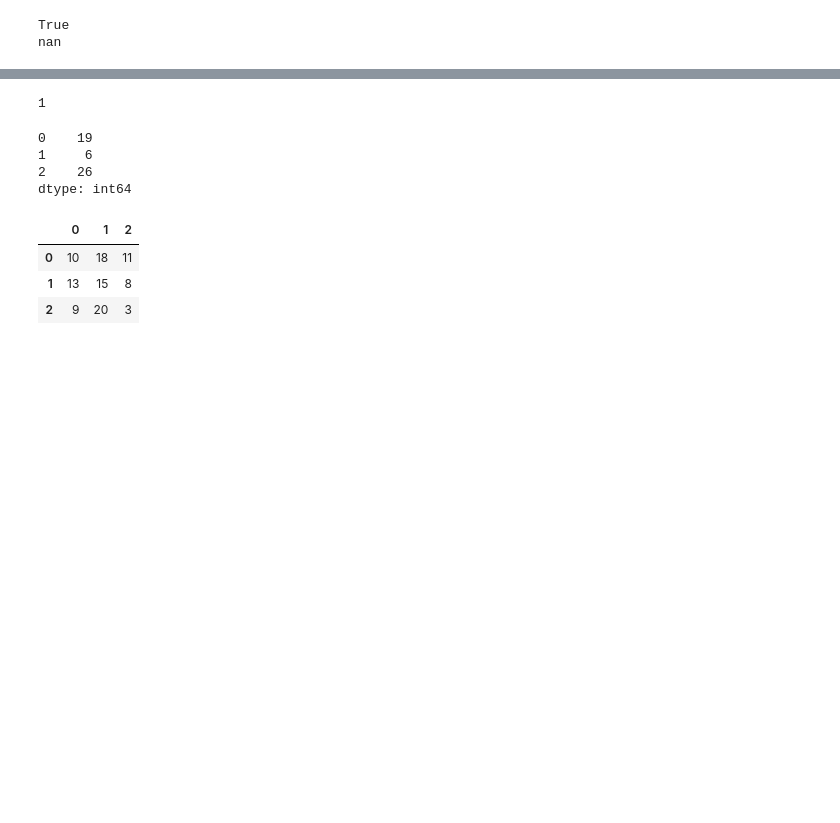
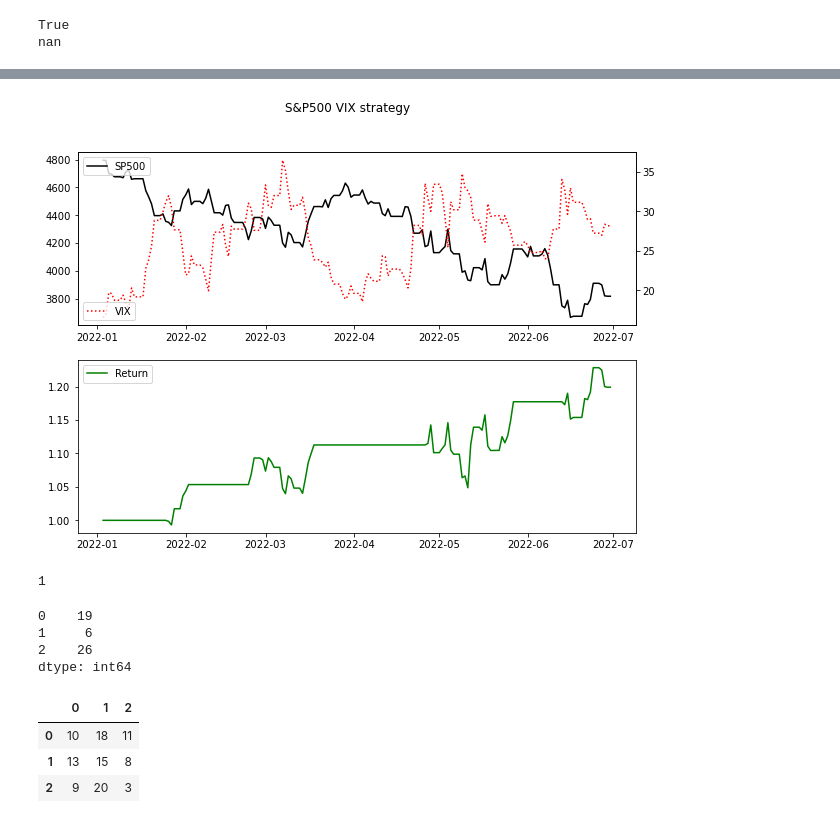
Before and after one commit to edwinriospzn/TRADPROJ, a Jupyter notebook: Project_trading.ipynb, the cells around one changed output, grey strips where cells are left out. Cells and saved outputs as stored; diff of their text form; code cells hidden in the pictures; blank space fills up the shorter version.

```diff
--- a/Project_trading.ipynb
+++ b/Project_trading.ipynb
@@ -222,3 +229,17 @@ for i in range(len(Stgy_DF)):
+# %%
+fig, axs = plt.subplots(2,figsize=(10,7))
+fig
+fig.suptitle('S&P500 VIX strategy')
+axs0=axs[0].twinx()
+axs[0].plot(Stgy_DF['Date'], Stgy_DF['Close_SP'], color='black',label='SP500')
+axs0.plot(Stgy_DF['Date'], Stgy_DF['Close_VIX'], color='red',label='VIX',linestyle='dotted')
+axs[1].plot(Stgy_DF['Date'],Stgy_DF['InvestVal'], color='green',label='Return')
+axs[0].legend(loc='upper left')
+axs0.legend(loc='lower left')
+axs[1].legend(loc='upper left')
+plt.show()
+# %% [output]
+[figure, added]
 # %%
 ## Strategy definition
 try:
```
Also changed, not shown: parts of 4 cells of this notebook.
